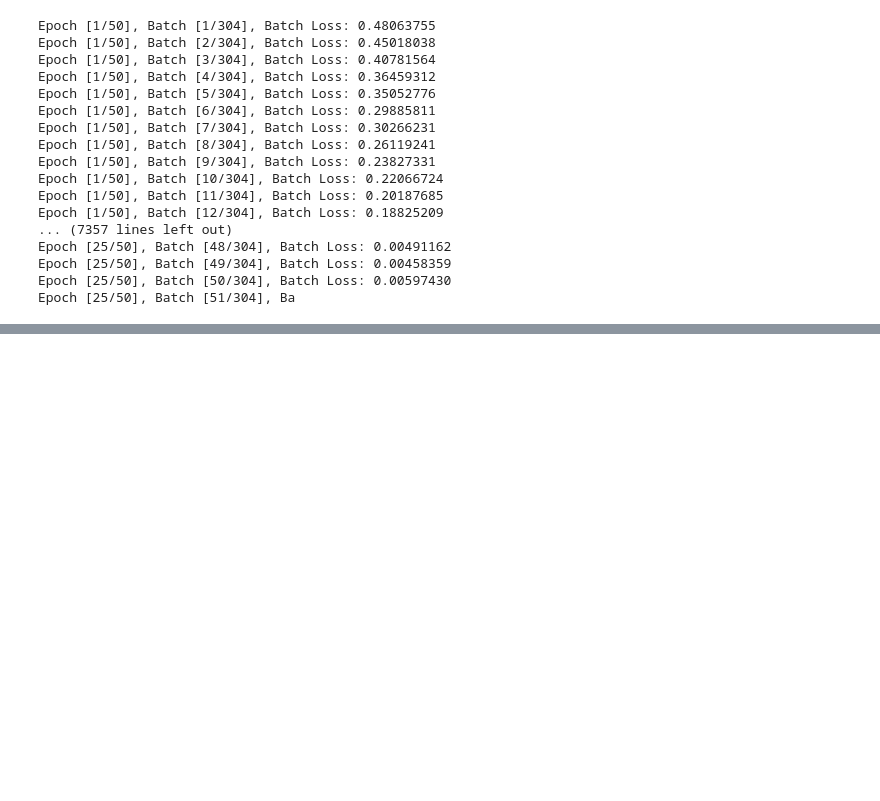
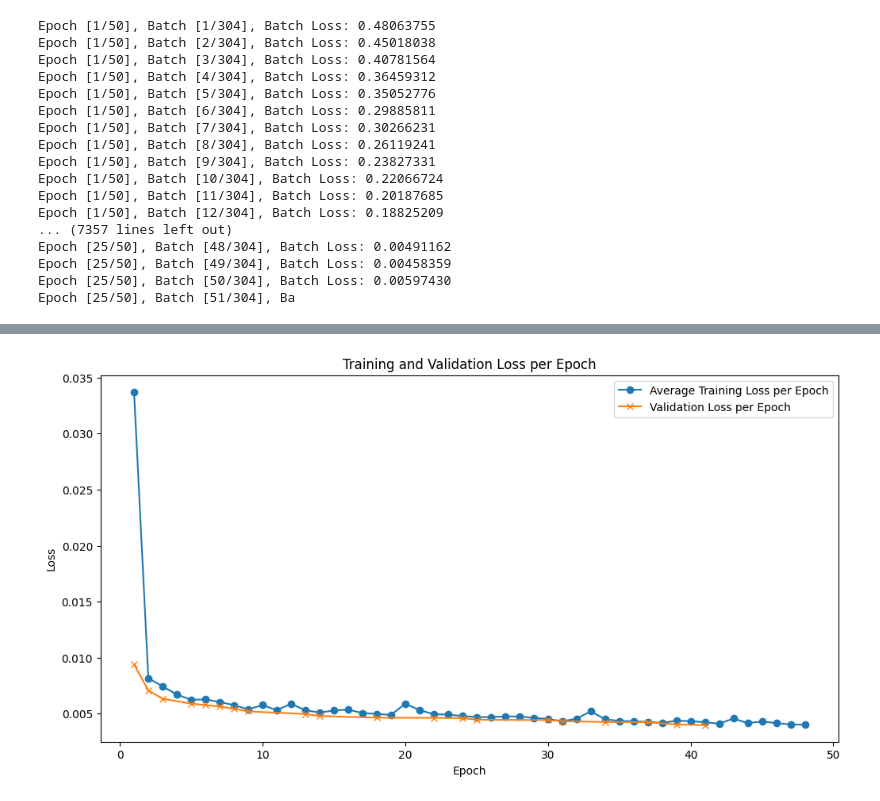
Before and after one commit to banczok/masters_thesis, a Jupyter notebook: train_test.ipynb, the cells around one changed output, grey strips where cells are left out. Saved outputs shown, nothing was run; the diff lists cells and outputs as text; code cells hidden in the pictures; blank space fills up the shorter version.

```diff
--- a/train_test.ipynb
+++ b/train_test.ipynb
@@ -415,3 +416,9 @@ Epoch [25/50], Batch [48/304], Batch Loss: 0.00491162
 Epoch [25/50], Batch [49/304], Batch Loss: 0.00458359
 Epoch [25/50], Batch [50/304], Batch Loss: 0.00597430
 Epoch [25/50], Batch [51/304], Ba
+# %%
+import re
+import matplotlib.pyplot as plt
+file = open('train.txt',mode='r')
+train_logs = file.readlines()
+train_logs
@@ -417,0 +443,39 @@ Epoch [25/50], Batch [51/304], Ba
+# %%
+# Parsing the data for epoch-wise loss and validation loss
+epoch_losses = {}
+val_losses = {}
+
+for line in train_logs:
+    # Matching the pattern for epoch, batch, and batch loss
+    epoch_match = re.search(r'Epoch \[(\d+)/\d+\]', line)
+    val_loss_match = re.search(r'Validation Loss Improved \((?:inf|\d+\.\d+) --> (\d+\.\d+)\)', line)
+
+    if epoch_match:
+        epoch = int(epoch_match.group(1))
+        if epoch not in epoch_losses:
+            epoch_losses[epoch] = []
+
+    loss_match = re.search(r'Batch Loss: (\d+\.\d+)', line)
+    if loss_match:
+        loss = float(loss_match.group(1))
+        epoch_losses[epoch].append(loss)
+
+    if val_loss_match:
+        val_loss = float(val_loss_match.group(1))
+        val_losses[epoch] = val_loss
+# %%
+average_epoch_losses = {epoch: sum(losses)/len(losses) for epoch, losses in epoch_losses.items()}
+
+
+plt.figure(figsize=(12, 6))
+
+plt.plot(list(average_epoch_losses.keys()), list(average_epoch_losses.values()), label='Average Training Loss per Epoch', marker='o')
+plt.plot(list(val_losses.keys()), list(val_losses.values()), label='Validation Loss per Epoch', marker='x')
+
+plt.xlabel('Epoch')
+plt.ylabel('Loss')
+plt.title('Training and Validation Loss per Epoch')
+plt.legend()
+plt.show()
+# %% [output]
+[figure, added]
```
Also changed, not shown: parts of 17 cells of this notebook, 3 other files.
